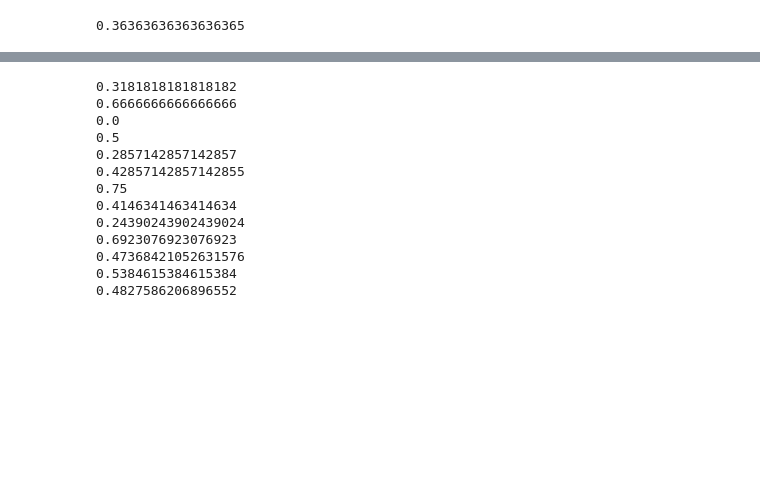
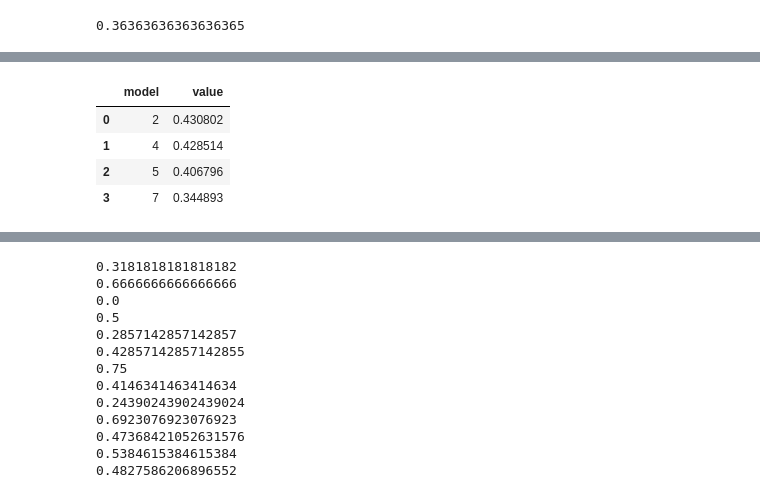
Before and after one commit to krzischp/handoff-eval, a Jupyter notebook: notebooks/eda.ipynb, the cells around one changed output, grey strips where cells are left out. Cells and saved outputs as stored; diff of their text form; code cells hidden in the pictures; blank space fills up the shorter version.

```diff
--- a/notebooks/eda.ipynb
+++ b/notebooks/eda.ipynb
@@ -353,0 +405,9 @@ matched_pairs
+# %%
+agg_recall, _ = aggregate_by_model(df_metrics)
+agg_recall
+# %% [output]
+|  | model | value |
+| 0 | 2 | 0.430802 |
+| 1 | 4 | 0.428514 |
+| 2 | 5 | 0.406796 |
+| 3 | 7 | 0.344893 |
```
Also changed, not shown: parts of 9 cells of this notebook, 5 other files.
